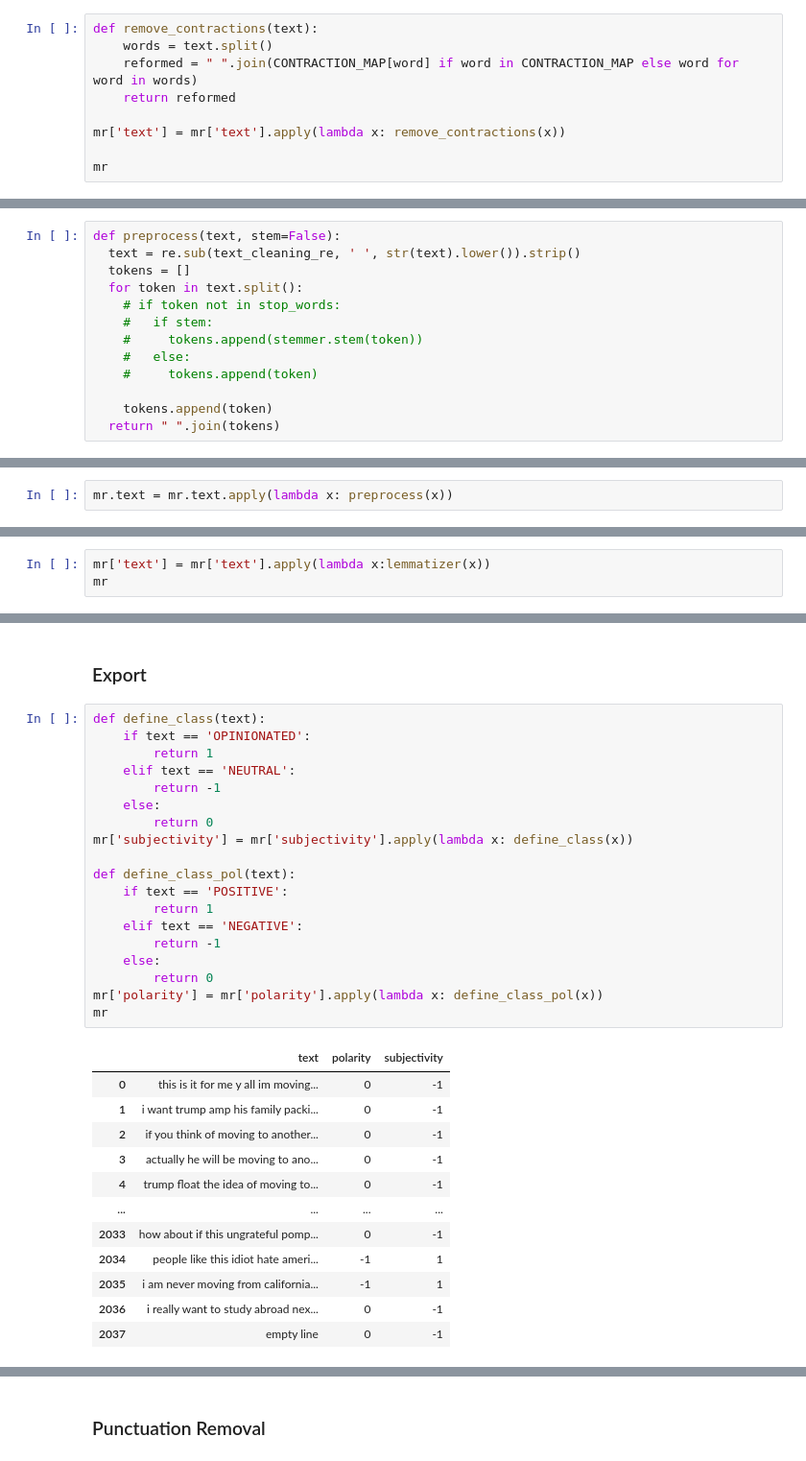
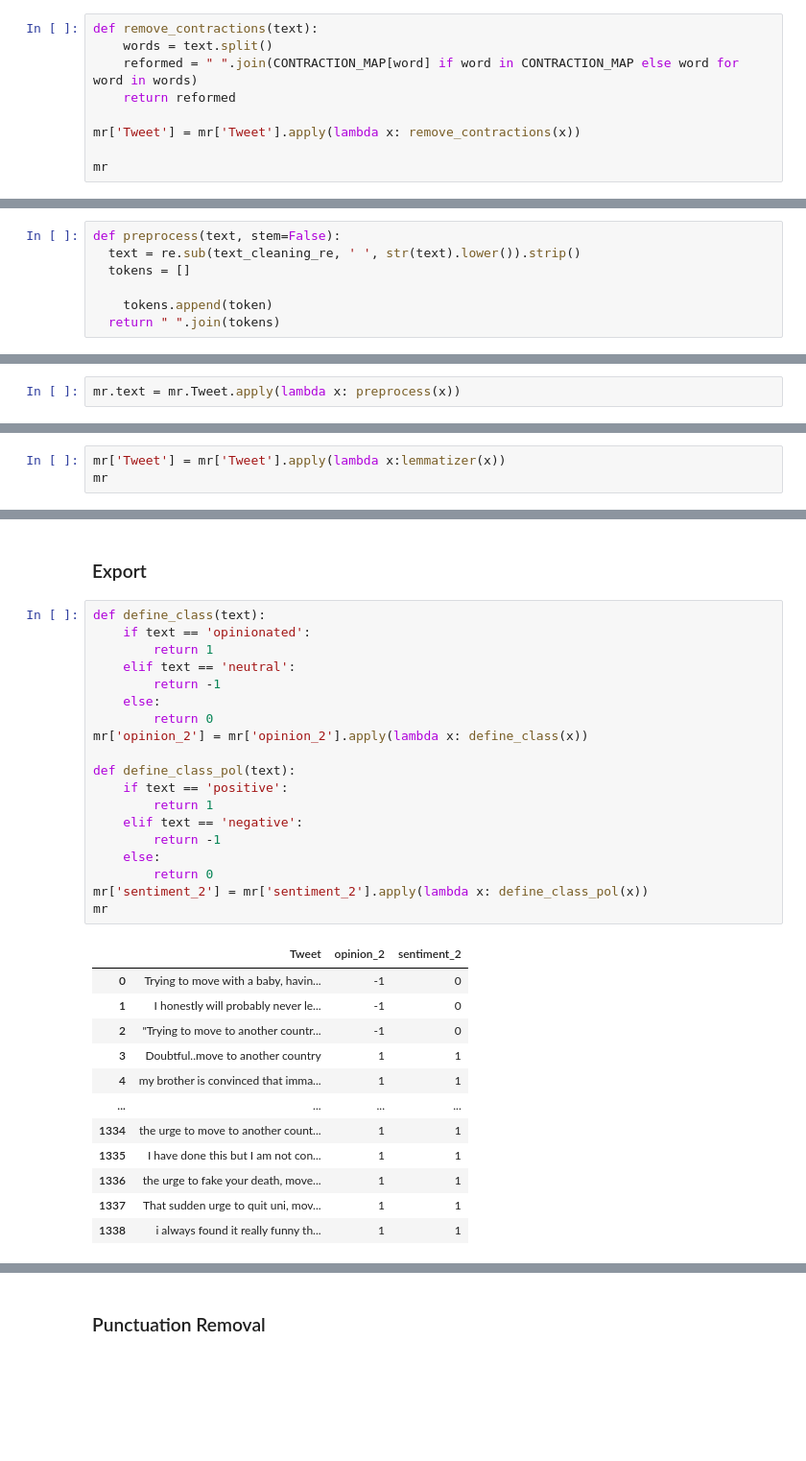
Before and after one commit to md-zaki/CZ4034_IR_Group_Project, a Jupyter notebook: data_cleaning/preprocess.ipynb, the cells around one changed output, grey strips where cells are left out. Shown at 96% size. Saved outputs shown, nothing was run; the diff lists cells and outputs as text; blank space fills up the shorter version.

```diff
--- a/data_cleaning/preprocess.ipynb
+++ b/data_cleaning/preprocess.ipynb
@@ -195,7 +224,7 @@ def remove_contractions(text):
     reformed = " ".join(CONTRACTION_MAP[word] if word in CONTRACTION_MAP else word for word in words)
     return reformed
 
-mr['text'] = mr['text'].apply(lambda x: remove_contractions(x))
+mr['Tweet'] = mr['Tweet'].apply(lambda x: remove_contractions(x))
 
 mr
 # %% [output]
@@ -221,12 +256,6 @@ text_cleaning_re = "@\S+|https?:\S+|http?:\S|[^A-Za-z0-9]+"
 def preprocess(text, stem=False):
   text = re.sub(text_cleaning_re, ' ', str(text).lower()).strip()
   tokens = []
-  for token in text.split():
-    # if token not in stop_words:
-    #   if stem:
-    #     tokens.append(stemmer.stem(token))
-    #   else:
-    #     tokens.append(token)
 
     tokens.append(token)
   return " ".join(tokens)
@@ -233,5 +268,5 @@ def preprocess(text, stem=False):
 # %%
-mr.text = mr.text.apply(lambda x: preprocess(x))
+mr.text = mr.Tweet.apply(lambda x: preprocess(x))
 # %%
 mr
 # %% [output]
@@ -262,4 +303,4 @@ def lemmatizer(text):
 # %%
-mr['text'] = mr['text'].apply(lambda x:lemmatizer(x))
+mr['Tweet'] = mr['Tweet'].apply(lambda x:lemmatizer(x))
 mr
 # %% [output]
@@ -280,33 +321,33 @@ mr
 ### Export
 # %%
 def define_class(text):
-    if text == 'OPINIONATED':
+    if text == 'opinionated':
         return 1
-    elif text == 'NEUTRAL':
+    elif text == 'neutral':
         return -1
     else:
         return 0
-mr['subjectivity'] = mr['subjectivity'].apply(lambda x: define_class(x))
+mr['opinion_2'] = mr['opinion_2'].apply(lambda x: define_class(x))
 
 def define_class_pol(text):
-    if text == 'POSITIVE':
+    if text == 'positive':
         return 1
-    elif text == 'NEGATIVE':
+    elif text == 'negative':
         return -1
     else:
         return 0
-mr['polarity'] = mr['polarity'].apply(lambda x: define_class_pol(x))
+mr['sentiment_2'] = mr['sentiment_2'].apply(lambda x: define_class_pol(x))
 mr
 # %% [output]
-|  | text | polarity | subjectivity |
-| 0 | this is it for me y all im moving... | 0 | -1 |
-| 1 | i want trump amp his family packi... | 0 | -1 |
-| 2 | if you think of moving to another... | 0 | -1 |
-| 3 | actually he will be moving to ano... | 0 | -1 |
-| 4 | trump float the idea of moving to... | 0 | -1 |
+|  | Tweet | opinion_2 | sentiment_2 |
+| 0 | Trying to move with a baby, havin... | -1 | 0 |
+| 1 | I honestly will probably never le... | -1 | 0 |
+| 2 | "Trying to move to another countr... | -1 | 0 |
+| 3 | Doubtful..move to another country | 1 | 1 |
+| 4 | my brother is convinced that imma... | 1 | 1 |
 | ... | ... | ... | ... |
-| 2033 | how about if this ungrateful pomp... | 0 | -1 |
-| 2034 | people like this idiot hate ameri... | -1 | 1 |
-| 2035 | i am never moving from california... | -1 | 1 |
-| 2036 | i really want to study abroad nex... | 0 | -1 |
-| 2037 | empty line | 0 | -1 |
+| 1334 | the urge to move to another count... | 1 | 1 |
+| 1335 | I have done this but I am not con... | 1 | 1 |
+| 1336 | the urge to fake your death, move... | 1 | 1 |
+| 1337 | That sudden urge to quit uni, mov... | 1 | 1 |
+| 1338 | i always found it really funny th... | 1 | 1 |
```
Also changed, not shown: parts of 18 cells of this notebook, 9 other files.
